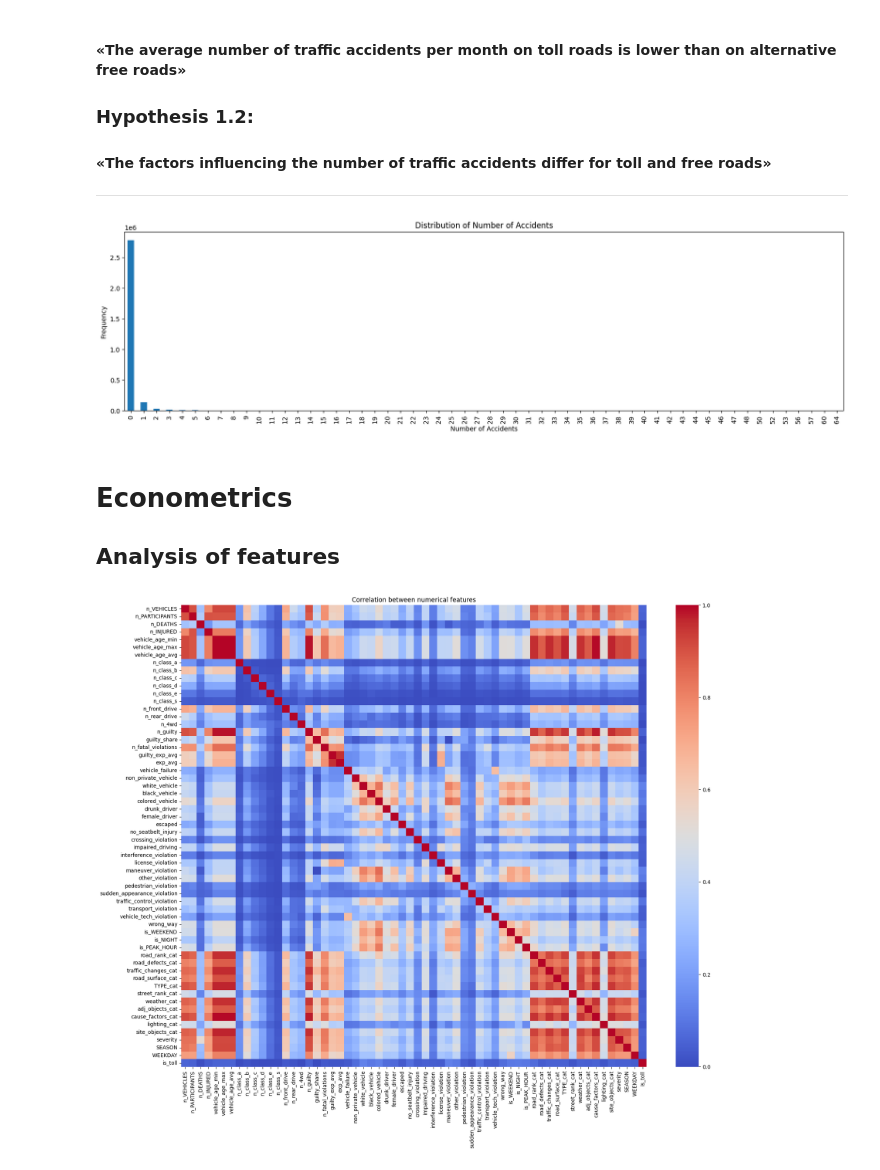
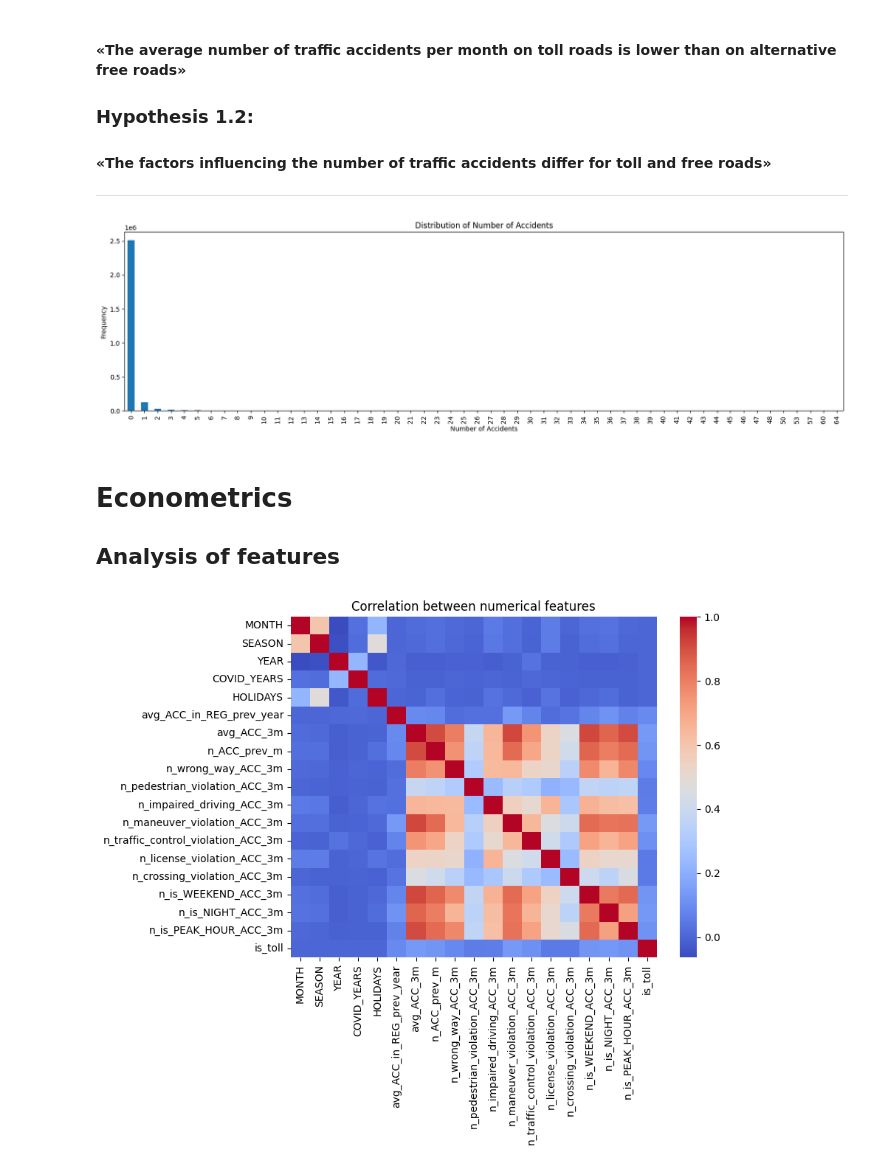
Before and after one commit to NastyaWheel/thesis, a Jupyter notebook: frequency/frequency_hypotheses.ipynb, the cells around one changed output. Drawn from its saved outputs; the diff is of its cells as text; code cells hidden in the pictures.

Commit message:
add ml part (frequency_hypotheses.ipynb)

```diff
--- a/frequency/frequency_hypotheses.ipynb
+++ b/frequency/frequency_hypotheses.ipynb
@@ -28,5 +34,5 @@ from xgboost import XGBClassifier
 # %%
-df = pd.read_csv("C:/Users/Настя/YandexDisk-n4skolesnikova/HSE 4th year/Graduation Thesis/data/PANEL_DATA_HYPOTHESIS.csv")
+df = pd.read_csv("C:/Users/Настя/YandexDisk-n4skolesnikova/HSE 4th year/Graduation Thesis/data/PANEL_DATA.csv")
 df = df.drop('Unnamed: 0', axis=1)
 print(df.shape)
 df.head()
@@ -87,21 +83,21 @@ plt.xticks(rotation=90)
 
 plt.show()
 # %% [output]
-[figure, old version]
+[figure, new version]
 # %% [markdown]
 # Econometrics
 
 ## Analysis of features
 # %%
-meaningful_df = df_hypoth.drop(['REGION', 'n_ACCIDENTS', 'out_of_town'], axis=1)
+meaningful_df = df_hypoth.drop(['REGION', 'n_ACCIDENTS'], axis=1)
 corr_matrix = meaningful_df.corr(numeric_only=True)
 
-plt.figure(figsize=(20, 16))
+plt.figure(figsize=(8, 6))
 sns.heatmap(corr_matrix, annot=False, cmap="coolwarm", fmt=".2f")
 plt.title("Correlation between numerical features")
 plt.show()
 # %% [output]
-[figure, old version]
+[figure, new version]
 # %%
 upper = np.triu(np.ones(corr_matrix.shape), k=1).astype(bool)
 corr_pairs = corr_matrix.where(upper)
```
Also changed, not shown: parts of 80 cells of this notebook.
